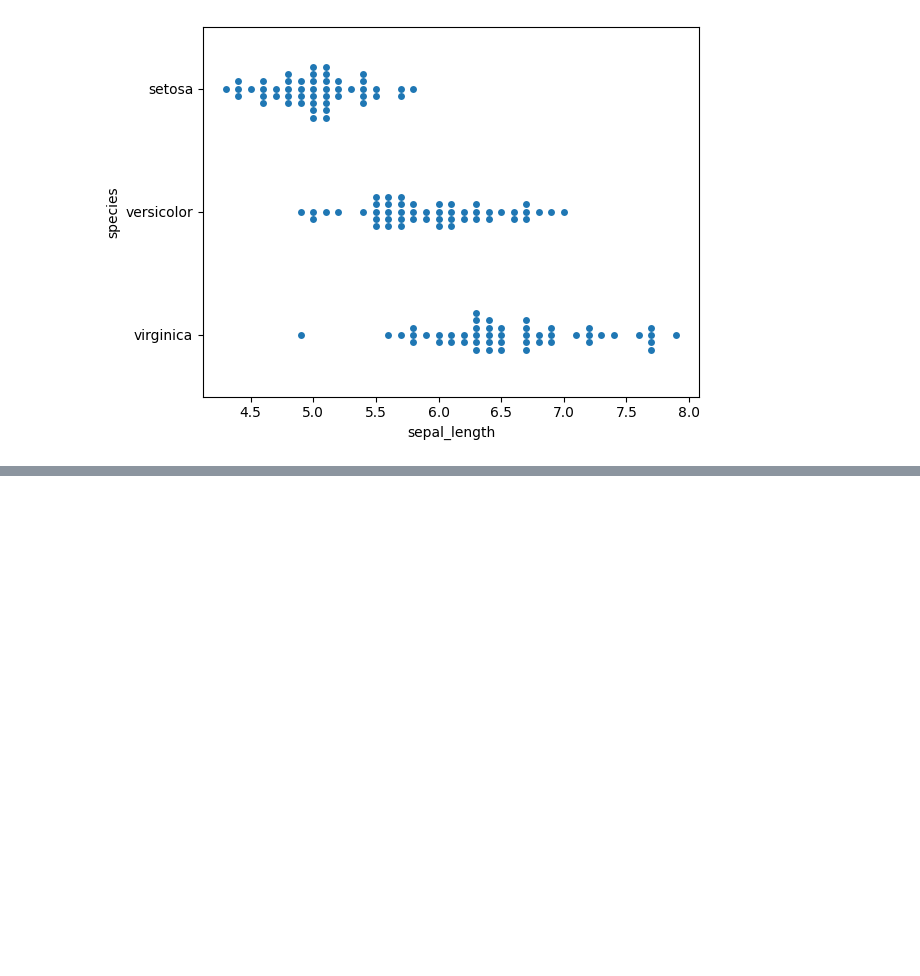
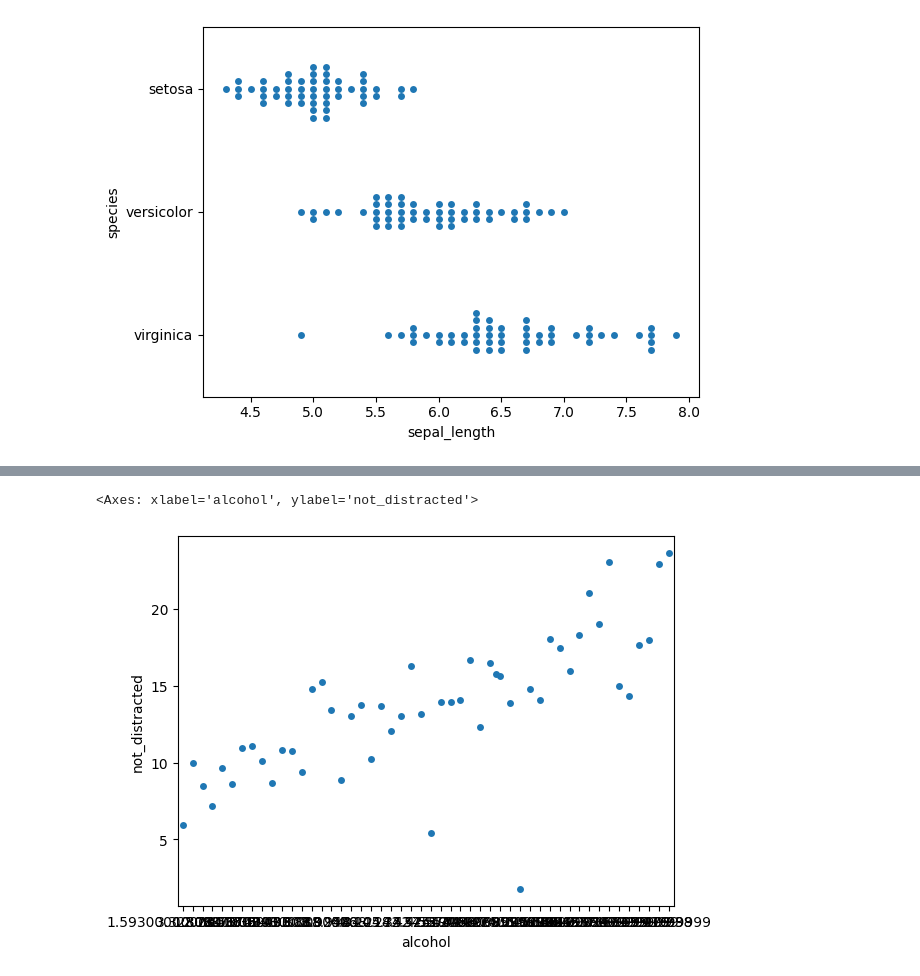
Before and after one commit to Sameerverma32/python, a Jupyter notebook: Data Structure/Analysis/seaborn.ipynb, the cells around one changed output, grey strips where cells are left out. Drawn from its saved outputs; the diff is of its cells as text; code cells hidden in the pictures; blank space fills up the shorter version.

```diff
--- a/Data Structure/Analysis/seaborn.ipynb
+++ b/Data Structure/Analysis/seaborn.ipynb
@@ -176,0 +240,5 @@ sns.swarmplot(df, x='sepal_length', y='species')
+# %%
+sns.swarmplot(df, y='not_distracted', x='alcohol',)
+# %% [output]
+<Axes: xlabel='alcohol', ylabel='not_distracted'>
+[figure, added]
```
Also changed, not shown: parts of 12 cells of this notebook.
